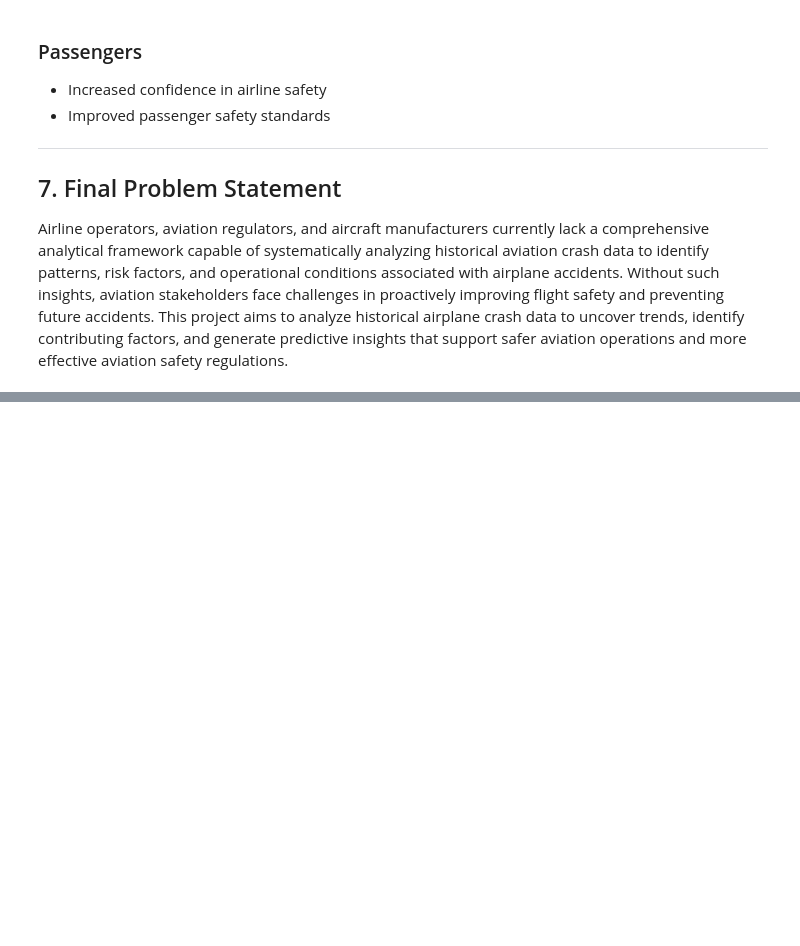
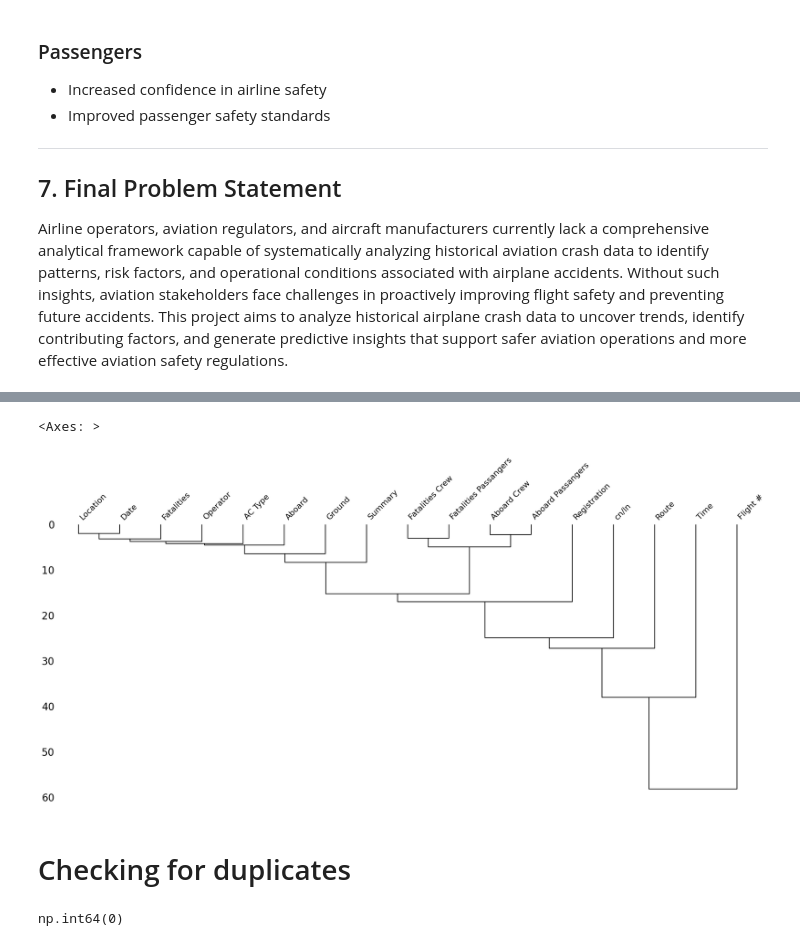
Before and after one commit to Angela-Mukulu-Mwanzia/Aviation-Fatality-Analysis-Project, a Jupyter notebook: Airline_Analysis_Updated.ipynb, the cells around one changed output, grey strips where cells are left out. Cells and saved outputs as stored; diff of their text form; code cells hidden in the pictures; blank space fills up the shorter version.

```diff
--- a/Airline_Analysis_Updated.ipynb
+++ b/Airline_Analysis_Updated.ipynb
@@ -101,0 +231,11 @@ Airline operators, aviation regulators, and aircraft manufacturers currently lac
+# %%
+msno.dendrogram(data)
+# %% [output]
+<Axes: >
+[figure, added]
+# %% [markdown]
+# Checking for duplicates
+# %%
+data.duplicated().sum()
+# %% [output]
+np.int64(0)
```
Also changed, not shown: parts of 18 cells of this notebook.
